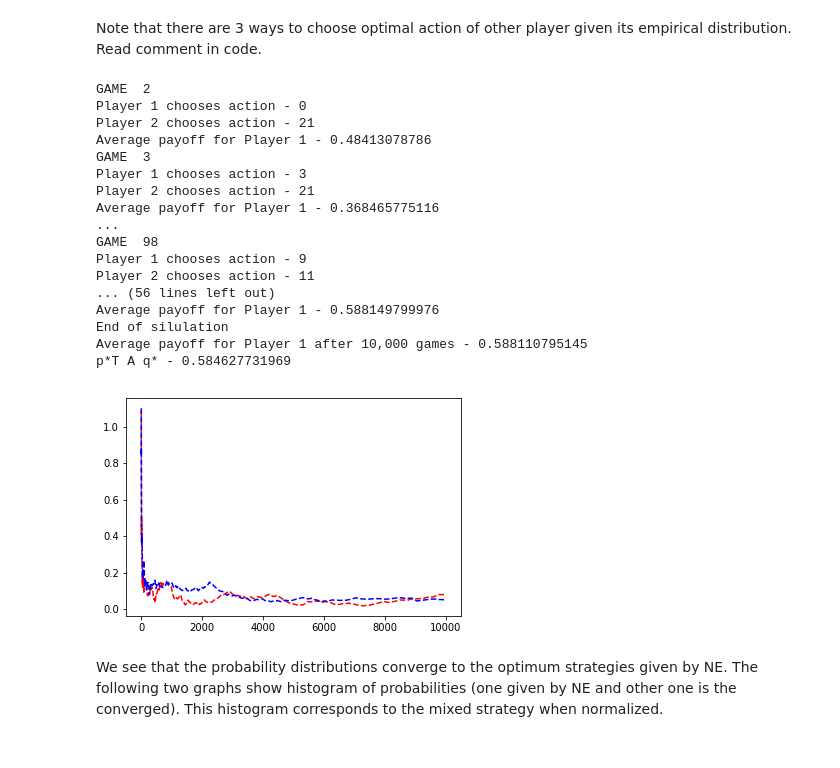
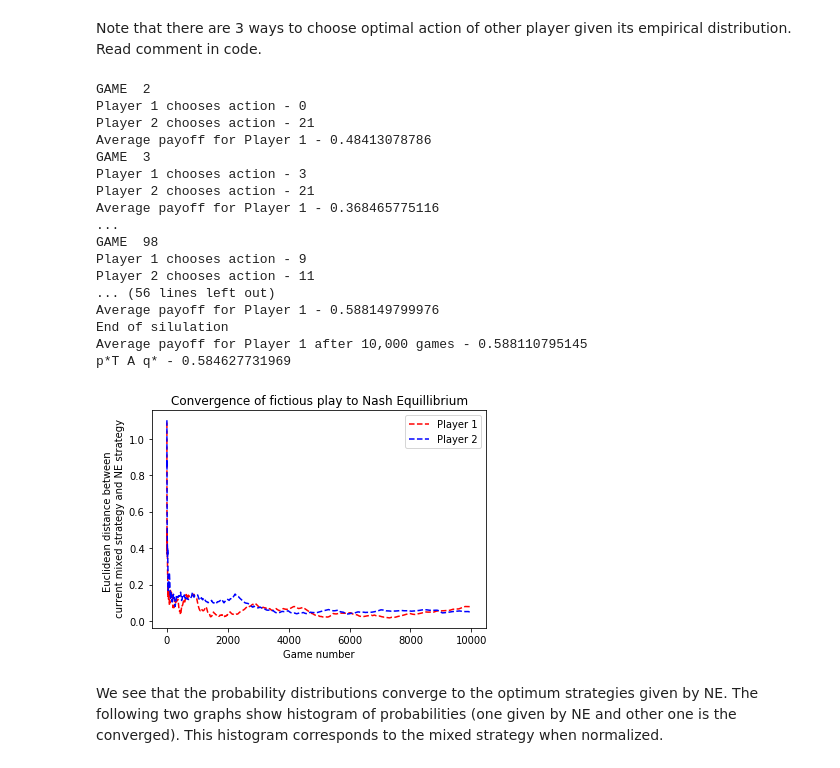
Before and after one commit to tendolkar3/course-game-theory, a Jupyter notebook: Assignments/1/ECE6194.04 Game Theory Assignment 1.ipynb, the cells around one changed output. Saved outputs shown, nothing was run; the diff lists cells and outputs as text; code cells hidden in the pictures.

```diff
--- a/Assignments/1/ECE6194.04 Game Theory Assignment 1.ipynb
+++ b/Assignments/1/ECE6194.04 Game Theory Assignment 1.ipynb
@@ -436,12 +457,15 @@ random_generator_for_p2 = np.random.RandomState()
 random_generator_for_p1.seed(63)
 random_generator_for_p2.seed(36)
 
+history_of_average_payoff_to_p1 = []
+
 for i in range(1,10001):
     current_choice_of_action_for_p1 = random_generator_for_p1.choice(actions_of_p1, 1, p=p_star)
     current_choice_of_action_for_p2 = random_generator_for_p2.choice(actions_of_p2, 1, p=q_star)
 #     print(current_choice_of_action_for_p1[0],current_choice_of_action_for_p2[0],A,A[current_choice_of_action_for_p1[0]][current_choice_of_action_for_p2[0]])
     payoff_for_p1 = A[current_choice_of_action_for_p1[0]][current_choice_of_action_for_p2[0]]
     average_payoff_to_p1 = (average_payoff_to_p1*(i-1)+payoff_for_p1)/i
+    history_of_average_payoff_to_p1.append(average_payoff_to_p1)
     if i<=3:
         print("GAME ",i)
         print("Player 1 chooses action -",current_choice_of_action_for_p1[0])
@@ -486,7 +510,18 @@ for i in range(1,10001):
         print("End of silulation")
 
 print("Average payoff for Player 1 after 10,000 games -",average_payoff_to_p1)
-print("p*T A q* -",np.transpose(p_star).dot(A).dot(q_star))
+NE_payoff = np.transpose(p_star).dot(A).dot(q_star)
+print("p*T A q* -",NE_payoff)
+
+%matplotlib inline
+import matplotlib.pyplot as plt
+plt.plot(range(1,len(history_of_average_payoff_to_p1)+1),
+         np.subtract(history_of_average_payoff_to_p1,NE_payoff),
+         'b--')
+plt.title("Average payoff to Player 1 converging to NE payoff")
+plt.xlabel("(Average payoff - NE Payoff) for Player 1")
+plt.ylabel("Game Number")
+plt.show()
 # %% [output]
 GAME  1
 Player 1 chooses action - 2
@@ -549,7 +585,8 @@ for i in range(1,10001):
 
         '''
         There are 3 ways we could estimate action of P2 given empirical distribution.
-        All 3 ways have different convergence properties but converge to same optimum
+        All 3 ways have different convergence properties. Way 3 converge to Nash Equillibrium.
+        Others converge to different equillibrium points. These points are NOT Nash equillibrium.
 
         Way 1:
             Given empirical_probability_dist_of_p2, make a random choice of pure strategy
@@ -568,8 +605,8 @@ for i in range(1,10001):
 #         choice_of_p2_as_estimated_by_p1 = actions_of_p2[np.argmax(empirical_probability_dist_of_p2)]
 #         choice_of_p1_as_estimated_by_p2 = actions_of_p1[np.argmax(empirical_probability_dist_of_p1)]
 
-#         current_choice_of_action_for_p1 = np.argmax(A[:,choice_of_p2_as_estimated_by_p1])
-#         current_choice_of_action_for_p2 = np.argmin(A[choice_of_p1_as_estimated_by_p2,:])
+#         current_choice_of_action_for_p1 = np.argmin(A[:,choice_of_p2_as_estimated_by_p1])
+#         current_choice_of_action_for_p2 = np.argmax(A[choice_of_p1_as_estimated_by_p2,:])
 
         current_choice_of_action_for_p1 = np.argmin(np.dot(A,np.transpose(empirical_probability_dist_of_p2)))
         current_choice_of_action_for_p2 = np.argmax(np.dot(empirical_probability_dist_of_p1,A))
@@ -626,41 +663,49 @@ for i in range(1,10001):
         if i>=9998 and i<10000:
             print("GAME ",i)
             print("Player 1 chooses action -",current_choice_of_action_for_p1)
             print("Player 2 chooses action -",current_choice_of_action_for_p2)
             print("Average payoff for Player 1 -",average_payoff_to_p1)
         if i==10000:
             print("End of silulation")
 
 print("Average payoff for Player 1 after 10,000 games -",average_payoff_to_p1)
 print("p*T A q* -",np.transpose(p_star).dot(A).dot(q_star))
 
-%matplotlib inline
-import matplotlib.pyplot as plt
-plt.plot(range(1,len(history_of_distance_from_optimal_probability_distribution_for_p1)+1),
-         history_of_distance_from_optimal_probability_distribution_for_p1,
-         'r--',
-         range(1,len(history_of_distance_from_optimal_probability_distribution_for_p2)+1),
-         history_of_distance_from_optimal_probability_distribution_for_p2,
-         'b--')
+# plt.plot(range(1,len(history_of_distance_from_optimal_probability_distribution_for_p1)+1),
+#          history_of_distance_from_optimal_probability_distribution_for_p1,
+#          'r--',
+#          range(1,len(history_of_distance_from_optimal_probability_distribution_for_p2)+1),
+#          history_of_distance_from_optimal_probability_distribution_for_p2,
+#          'b--')
+p1_plot = plt.plot(range(1,len(history_of_distance_from_optimal_probability_distribution_for_p1)+1),
+           history_of_distance_from_optimal_probability_distribution_for_p1,
+           'r--', label="Player 1")
+p2_plot = plt.plot(range(1,len(history_of_distance_from_optimal_probability_distribution_for_p2)+1),
+           history_of_distance_from_optimal_probability_distribution_for_p2,
+           'b--', label="Player 2")
+plt.legend(handles=[p1_plot[0], p2_plot[0]])
+plt.title("Convergence of fictious play to Nash Equillibrium")
+plt.xlabel("Game number")
+plt.ylabel("Euclidean distance between \n current mixed strategy and NE strategy")
 plt.show()
 # %% [output]
 GAME  2
 Player 1 chooses action - 0
 Player 2 chooses action - 21
 Average payoff for Player 1 - 0.48413078786
 GAME  3
 Player 1 chooses action - 3
 Player 2 chooses action - 21
 Average payoff for Player 1 - 0.368465775116
 ...
 GAME  98
 Player 1 chooses action - 9
 Player 2 chooses action - 11
 ... (56 lines left out)
 Average payoff for Player 1 - 0.588149799976
 End of silulation
 Average payoff for Player 1 after 10,000 games - 0.588110795145
 p*T A q* - 0.584627731969
-[figure, old version]
+[figure, new version]
 # %% [markdown]
 We see that the probability distributions converge to the optimum strategies given by NE. The following two graphs show histogram of probabilities (one given by NE and other one is the converged). This histogram corresponds to the mixed strategy when normalized.
```
Also changed, not shown: parts of 13 cells of this notebook, 1 other file.
